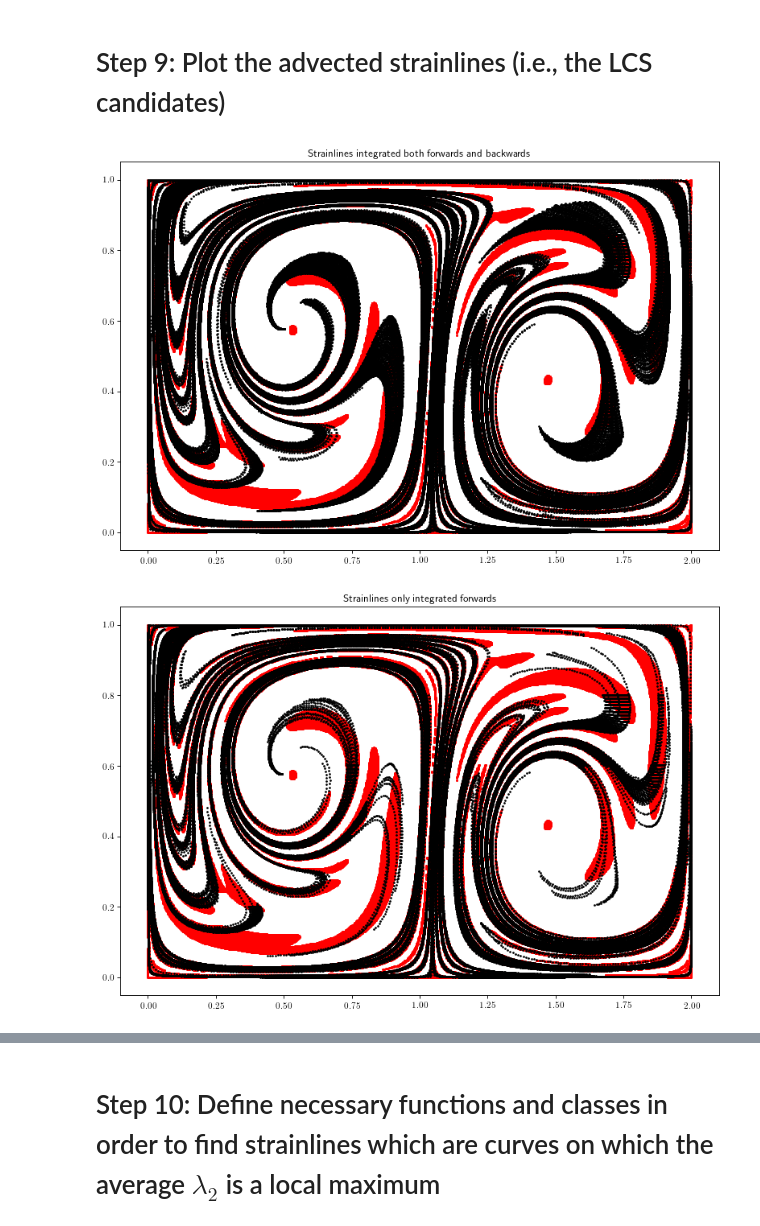
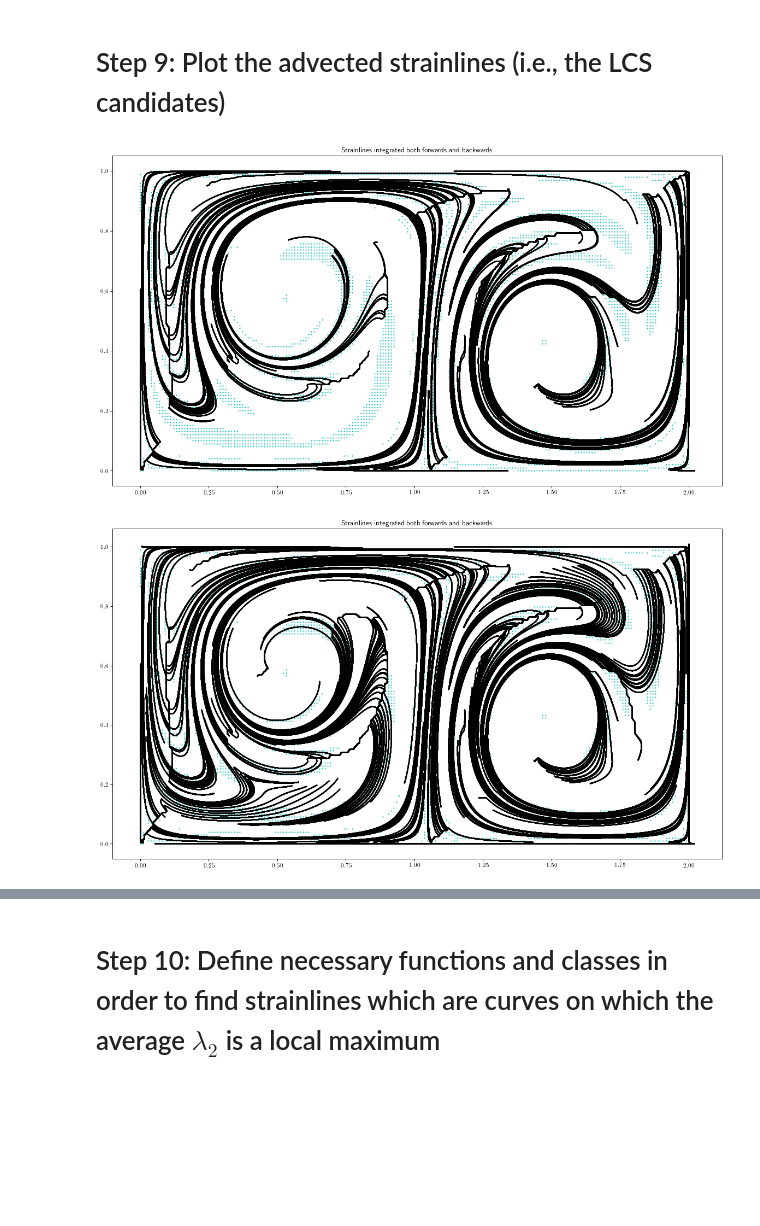
Before and after one commit to arnemagnus/physics_project, a Jupyter notebook: notebooks/doublegyre/variational_lcs_v2.ipynb, the cells around one changed output, grey strips where cells are left out. Drawn from its saved outputs; the diff is of its cells as text; code cells hidden in the pictures; blank space fills up the shorter version.

```diff
--- a/notebooks/doublegyre/variational_lcs_v2.ipynb
+++ b/notebooks/doublegyre/variational_lcs_v2.ipynb
@@ -87,9 +87,6 @@ def doublegyre_wrapper(t,x):
 def grid_of_particles(Nx,Ny=None):
     if Ny is None:
         Ny = np.round(Nx*y_len/x_len).astype(int)
-
-    dx = x_len/Nx
-    dy = y_len/Ny
 
     x0 = np.linspace(x_min,x_max,Nx)
     y0 = np.linspace(y_min,y_max,Ny)
@@ -106,8 +103,19 @@ def _grid_of_particles_for_transport(grid):
     Nx = np.shape(grid)[1]
     Ny = np.shape(grid)[2]
 
-    new_x0 = np.linspace(x_min-2*x_len/Nx,x_max+2*x_len/Nx,Nx+4)
-    new_y0 = np.linspace(y_min-2*y_len/Ny,y_max+2*y_len/Ny,Ny+4)
+    new_x0 = np.empty(Nx+4)
+    new_x0[0] = x_min-2*x_len/(Nx-1)
+    new_x0[1] = x_min-x_len/(Nx-1)
+    new_x0[2:-2] = np.linspace(x_min,x_max,Nx)
+    new_x0[-2] = x_max+x_len/(Nx-1)
+    new_x0[-1] = x_max+2*x_len/(Nx-1)
+
+    new_y0 = np.empty(Ny+4)
+    new_y0[0] = y_min-2*y_len/(Ny-1)
+    new_y0[1] = y_min-y_len/(Ny-1)
+    new_y0[2:-2] = np.linspace(y_min,y_max,Ny)
+    new_y0[-2] = y_max+y_len/(Ny-1)
+    new_y0[-1] = y_max+2*y_len/(Ny-1)
 
     _grid = np.empty((2,(Nx+4)*(Ny+4)))
 
@@ -490,12 +495,12 @@ integrator = rk2
 # Create output directory for precomputed characteristics, if it does not already exist:
 ensure_path_exists('precomputed_characteristics/{}'.format(integrator.__name__))
 
-Nx = 1000
-Ny = 500
+Nx = 200
+Ny = 100
 
 t_min = 0.
 t_max = 20.
-dt = 0.01
+dt = 0.1
 
 pos_init = grid_of_particles(Nx,Ny)
 
@@ -902,8 +908,8 @@ def _advect_strainline_slice(strainlines,max_iter,rhs,integrator,stride,l_f_max,
 # %% [markdown]
 # Step 8: Advect the points in $\mathcal{G}_{0}$ in the (stationary) $\vec{\xi}_{1}$ field
 # %%
-max_iter = 10000
-stride = 0.01
+max_iter = 20000
+stride = 0.0005
 l_f_max = 0.2
 l_min = 1
 tol_alpha = 1.e-6
@@ -934,25 +940,25 @@ Elapsed time: 217.9022274017334 seconds
 # %% [markdown]
 # Step 9: Plot the advected strainlines (i.e., the LCS candidates)
 # %%
-plt.figure(figsize=(12,8),dpi=80)
-plt.scatter(pos_init[0,np.logical_and(mask_a,mask_b)],pos_init[1,np.logical_and(mask_a,mask_b)],c='r',s=3)
+plt.figure(figsize=(18,10),dpi=80)
+plt.scatter(pos_init[0,np.logical_and(mask_a,mask_b)],pos_init[1,np.logical_and(mask_a,mask_b)],c='c',s=1)
 for strainline in strainlines:
     if strainline.long_enough():
-        plt.scatter(strainline.entire_trajectory()[:,0],strainline.entire_trajectory()[:,1],s=2,c='k')
+        plt.scatter(strainline.entire_trajectory()[:,0],strainline.entire_trajectory()[:,1],marker='.',s=2,c='k')
 
 plt.title(r'Strainlines integrated both forwards and backwards')
 plt.show()
 # %% [output]
-[figure, old version]
+[figure, new version]
 # %%
-plt.figure(figsize=(12,8),dpi=80)
-plt.scatter(pos_init[0,np.logical_and(mask_a,mask_b)], pos_init[1,np.logical_and(mask_a,mask_b)],c='r',s=3)
-for strainline in strainlines_forwards:
-    if strainline.long_enough(): #and not strainline.has_failed_continiously():
-        plt.scatter(strainline.entire_trajectory()[:,0],strainline.entire_trajectory()[:,1],s=2,c='k')
+plt.figure(figsize=(18,10),dpi=80)
+plt.scatter(pos_init[0,np.logical_and(mask_a,mask_b)],pos_init[1,np.logical_and(mask_a,mask_b)],c='c',s=1)
+for strainline in strainlines:
+    #if strainline.long_enough():
+        plt.scatter(strainline.entire_trajectory()[:,0],strainline.entire_trajectory()[:,1],marker='.',s=2,c='k')
 
-plt.title(r'Strainlines only integrated forwards')
+plt.title(r'Strainlines integrated both forwards and backwards')
 plt.show()
 # %% [output]
-[figure, old version]
+[figure, new version]
 # %%
```
Also changed, not shown: parts of 11 cells of this notebook, 41 other files.
